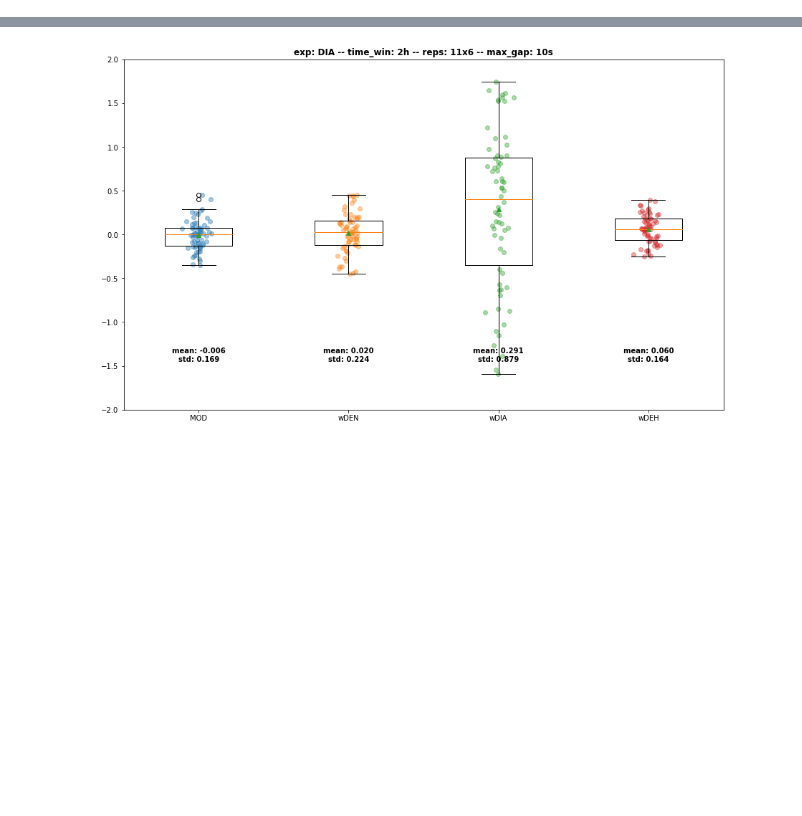
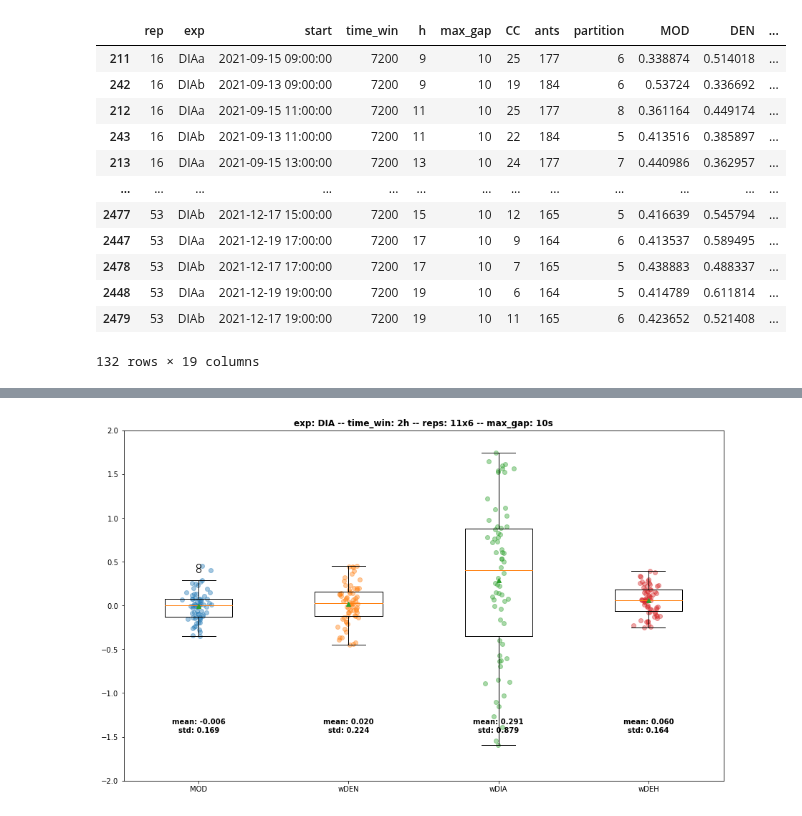
Before and after one commit to EnricoGavagnin/nest_topology_analysis, a Jupyter notebook: NTM_df_prop_processing.ipynb, the cells around one changed output, grey strips where cells are left out. Cells and saved outputs as stored; diff of their text form; code cells hidden in the pictures; blank space fills up the shorter version.

```diff
--- a/NTM_df_prop_processing.ipynb
+++ b/NTM_df_prop_processing.ipynb
@@ -12,26 +17,36 @@ df = pd.read_pickle('data/prop_data_gap_12_2_1_05_ct_NEST.pkl').drop_duplicates(
 # %%
 # --------- FILTERING ------------
 reps_discarded = [20,41]
 exp = 'DIA'
 
-time_win = 12 #h
+time_win = 2 #h
 max_gap = 10 #s
 
 df_filt = df.loc[(df.time_win==3600 * time_win) &
                  (df.max_gap==max_gap) &
                 (df.exp.isin([exp+'a',exp+'b'])) &
                 (~df.rep.isin(reps_discarded))]
 df_filt.insert(4,'h', [int(str(a)[-8:-6]) for a in df_filt.start])
 df_filt = df_filt.sort_values(['rep','h'])
 
-rep_to_colony = {i: i for i in range(57)} # TO DO generate dict REP to COLONY --------------------------
-#rep_to_colony[55]=14
-
+rep_to_colony = {i: i for i in range(57)}
 #df_filt.insert(5, 'colony', [rep_to_colony[j] for j in df_filt.rep])
-
 
 # Export dataframe for stats
 df_filt.to_csv('NTM_df_stats.csv')
 df_filt
-%R -i time_win
+# %% [output]
+|  | rep | exp | start | time_win | h | max_gap | CC | ants | partition | MOD | DEN | ... |
+| 211 | 16 | DIAa | 2021-09-15 09:00:00 | 7200 | 9 | 10 | 25 | 177 | 6 | 0.338874 | 0.514018 | ... |
+| 242 | 16 | DIAb | 2021-09-13 09:00:00 | 7200 | 9 | 10 | 19 | 184 | 6 | 0.53724 | 0.336692 | ... |
+| 212 | 16 | DIAa | 2021-09-15 11:00:00 | 7200 | 11 | 10 | 25 | 177 | 8 | 0.361164 | 0.449174 | ... |
+| 243 | 16 | DIAb | 2021-09-13 11:00:00 | 7200 | 11 | 10 | 22 | 184 | 5 | 0.413516 | 0.385897 | ... |
+| 213 | 16 | DIAa | 2021-09-15 13:00:00 | 7200 | 13 | 10 | 24 | 177 | 7 | 0.440986 | 0.362957 | ... |
+| ... | ... | ... | ... | ... | ... | ... | ... | ... | ... | ... | ... | ... |
+| 2477 | 53 | DIAb | 2021-12-17 15:00:00 | 7200 | 15 | 10 | 12 | 165 | 5 | 0.416639 | 0.545794 | ... |
+| 2447 | 53 | DIAa | 2021-12-19 17:00:00 | 7200 | 17 | 10 | 9 | 164 | 6 | 0.413537 | 0.589495 | ... |
+| 2478 | 53 | DIAb | 2021-12-17 17:00:00 | 7200 | 17 | 10 | 7 | 165 | 5 | 0.438883 | 0.488337 | ... |
+| 2448 | 53 | DIAa | 2021-12-19 19:00:00 | 7200 | 19 | 10 | 6 | 164 | 5 | 0.414789 | 0.611814 | ... |
+| 2479 | 53 | DIAb | 2021-12-17 19:00:00 | 7200 | 19 | 10 | 11 | 165 | 6 | 0.423652 | 0.521408 | ... |
+132 rows × 19 columns
 # %%
```
Also changed, not shown: parts of 4 cells of this notebook, 2 other files.
